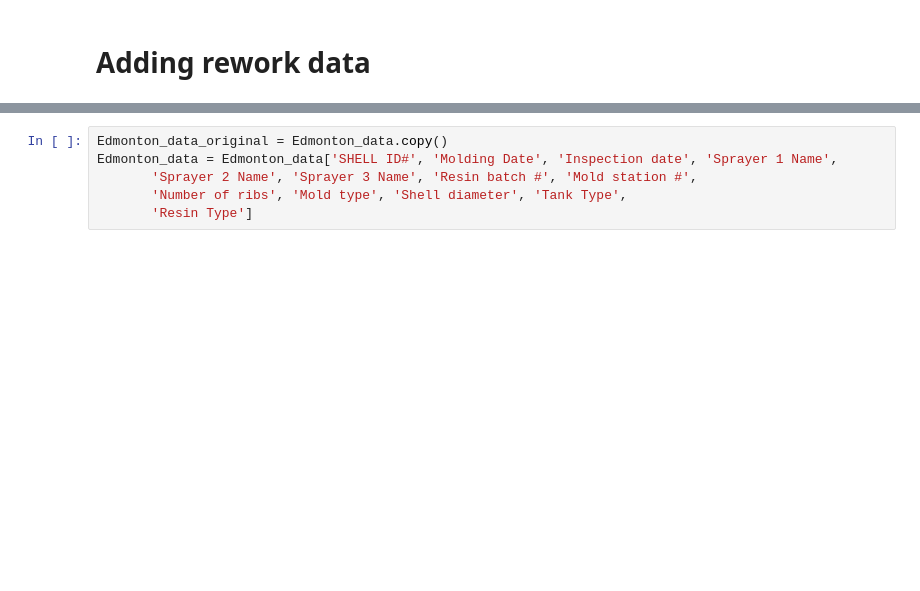
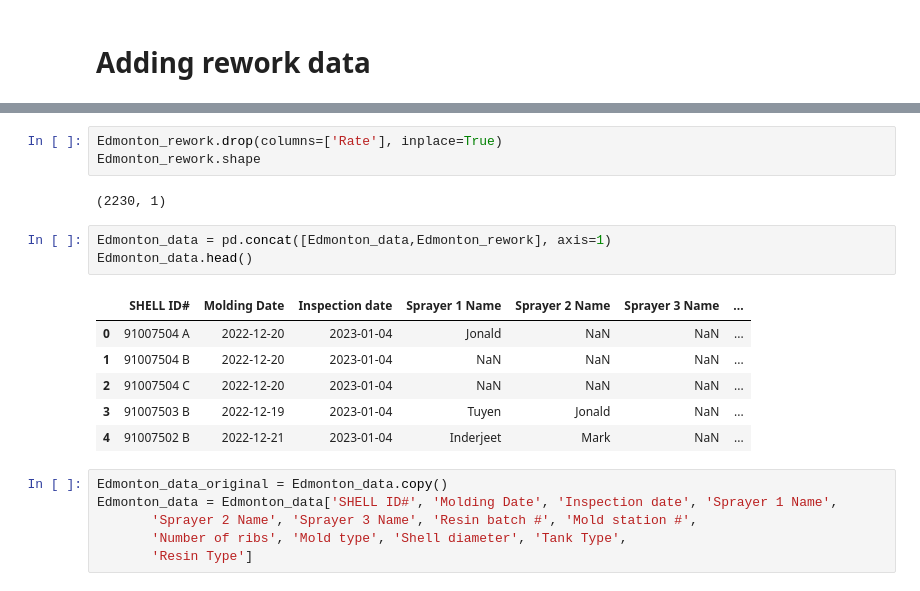
Before and after one commit to FarzadKash/Automation-Drawing-reader, a Jupyter notebook: Automation_on_drawing_reader.ipynb, the cells around one changed output, grey strips where cells are left out. Drawn from its saved outputs; the diff is of its cells as text; blank space fills up the shorter version.

Commit message:
add rework data to main

```diff
--- a/Automation_on_drawing_reader.ipynb
+++ b/Automation_on_drawing_reader.ipynb
@@ -267,3 +266,18 @@ Edmonton_rework.head()
+# %%
+Edmonton_rework.drop(columns=['Rate'], inplace=True)
+Edmonton_rework.shape
+# %% [output]
+(2230, 1)
+# %%
+Edmonton_data = pd.concat([Edmonton_data,Edmonton_rework], axis=1)
+Edmonton_data.head()
+# %% [output]
+|  | SHELL ID# | Molding Date | Inspection date | Sprayer 1 Name | Sprayer 2 Name | Sprayer 3 Name | ... |
+| 0 | 91007504 A | 2022-12-20 | 2023-01-04 | Jonald | NaN | NaN | ... |
+| 1 | 91007504 B | 2022-12-20 | 2023-01-04 | NaN | NaN | NaN | ... |
+| 2 | 91007504 C | 2022-12-20 | 2023-01-04 | NaN | NaN | NaN | ... |
+| 3 | 91007503 B | 2022-12-19 | 2023-01-04 | Tuyen | Jonald | NaN | ... |
+| 4 | 91007502 B | 2022-12-21 | 2023-01-04 | Inderjeet | Mark | NaN | ... |
 # %%
 Edmonton_data_original = Edmonton_data.copy()
 Edmonton_data = Edmonton_data['SHELL ID#', 'Molding Date', 'Inspection date', 'Sprayer 1 Name',
```
Also changed, not shown: parts of 1 cell of this notebook.
